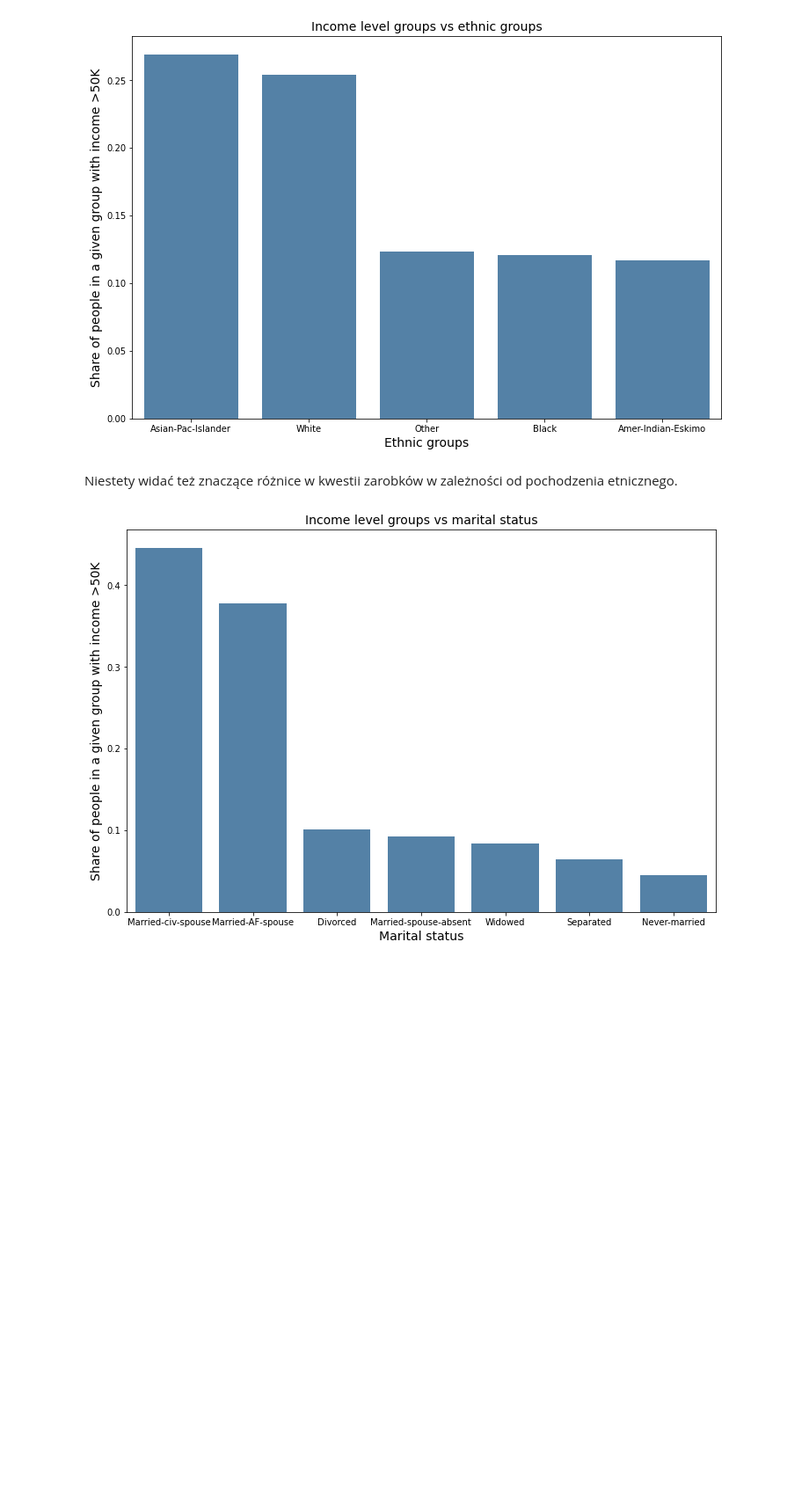
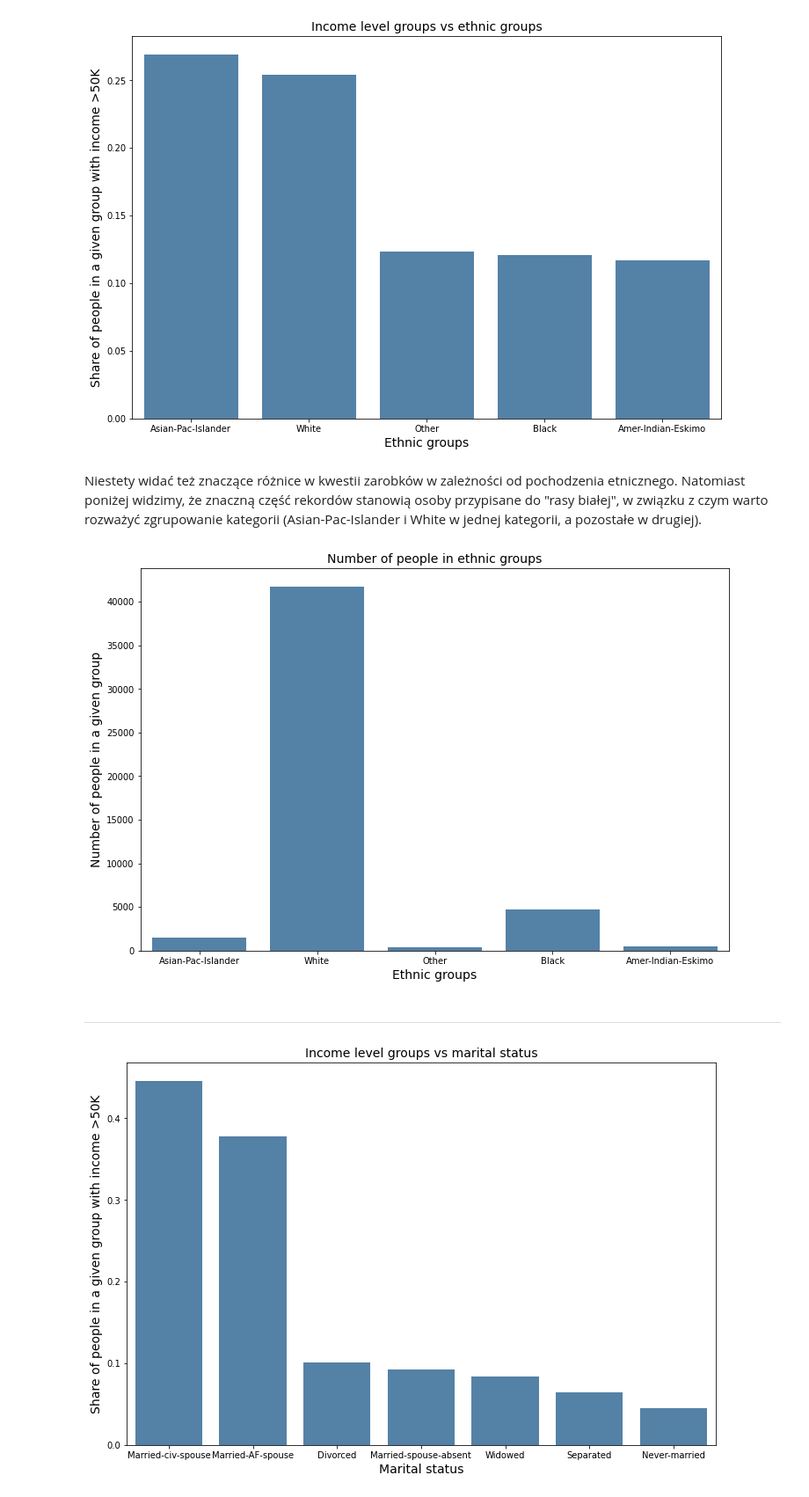
Before and after one commit to pablo2811/salary-predictive, a Jupyter notebook: EDA.ipynb, the cells around one changed output. Shown: that part at 88% size. Drawn from its saved outputs; the diff is of its cells as text; code cells hidden in the pictures; blank space fills up the shorter version.

```diff
--- a/EDA.ipynb
+++ b/EDA.ipynb
@@ -327,8 +359,19 @@ plt.ylabel("Share of people in a given group with income >50K", fontsize=14)
 plt.show()
 # %% [output]
 [figure]
-# %% [markdown]
-Niestety widać też znaczące różnice w kwestii zarobków w zależności od pochodzenia etnicznego.
+# %% [markdown]
+Niestety widać też znaczące różnice w kwestii zarobków w zależności od pochodzenia etnicznego. Natomiast poniżej widzimy, że znaczną część rekordów stanowią osoby przypisane do "rasy białej", w związku z czym warto rozważyć zgrupowanie kategorii (Asian-Pac-Islander i White w jednej kategorii, a pozostałe w drugiej).
+# %%
+plt.figure(figsize = (12, 8))
+sns.countplot(data = df, x = "race", order = races_plot_data["race"], color = "steelblue")
+plt.title("Number of people in ethnic groups", fontsize=14)
+plt.xlabel("Ethnic groups", fontsize=14)
+plt.ylabel("Number of people in a given group", fontsize=14)
+plt.show()
+# %% [output]
+[figure, added]
+# %% [markdown]
+***
 # %%
 marital_status_plot_data = df.groupby("marital_status")[">50K"].mean().sort_values(ascending = False).reset_index()
 plt.figure(figsize = (12, 8))
```
Also changed, not shown: parts of 28 cells of this notebook.
